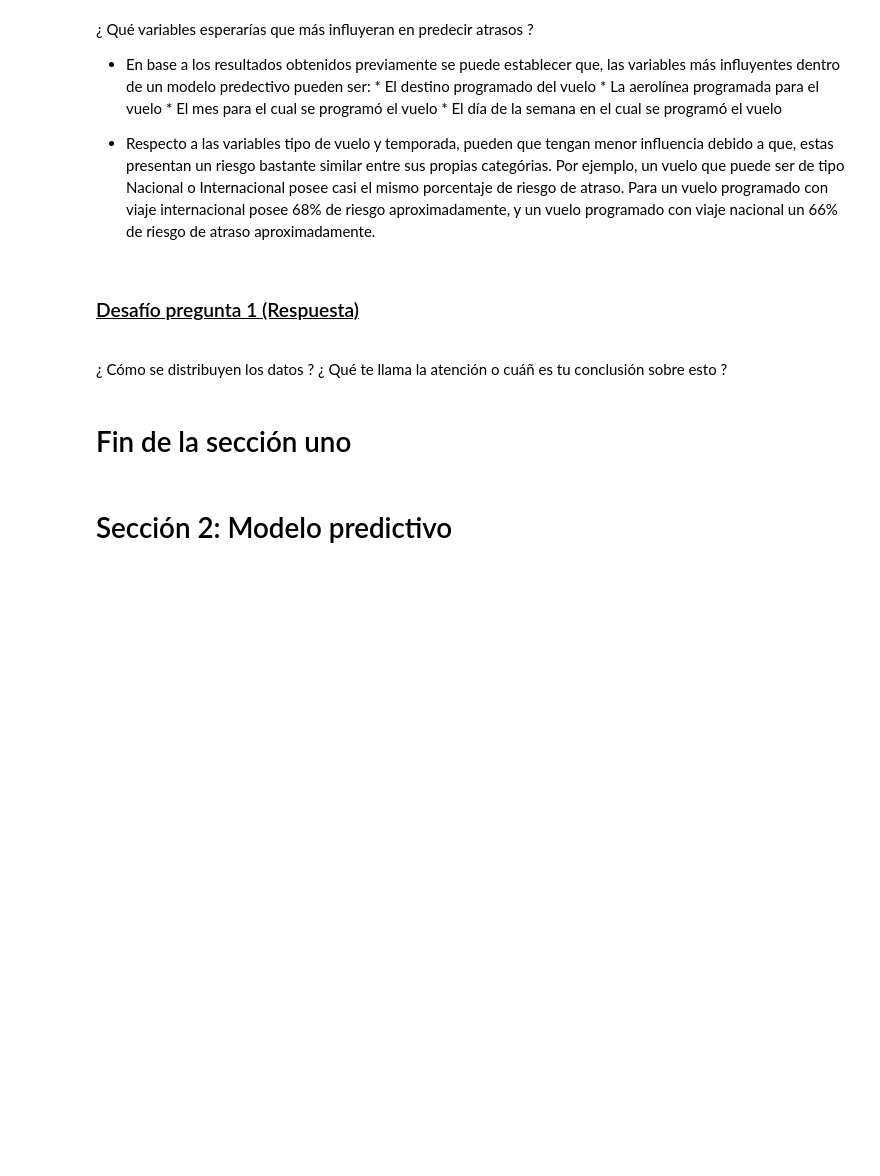
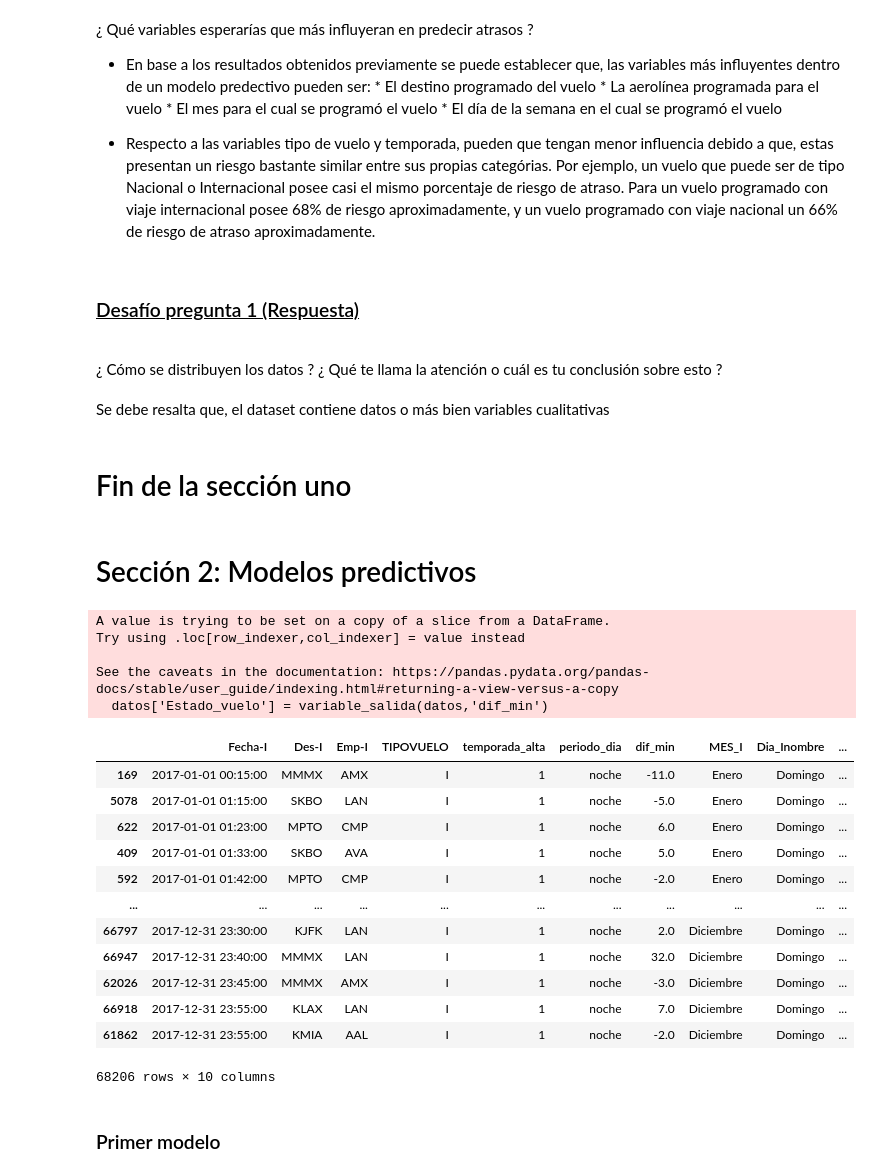
Before and after one commit to ignacialoyfra/ChallengeDataScientist-Ignacia-Loyola, a Jupyter notebook: solution.ipynb, the cells around one changed output. Saved outputs shown, nothing was run; the diff lists cells and outputs as text; code cells hidden in the pictures; blank space fills up the shorter version.

```diff
--- a/solution.ipynb
+++ b/solution.ipynb
@@ -298,3 +298,15 @@ def calculo_tasas(data, lista, col):
         cantidad_total.append(cantidad(data, col, lista[indice]))
 
     return valores, atrasos, cantidad_total
+# %%
+def variable_salida(data, col):
+
+    col_indice = data.columns.get_loc(col)
+    estado = []
+    for indice in range(data.shape[0]):
+
+        if(data.iloc[indice, col_indice] > 0):
+            estado.append(1)
+        else:
+            estado.append(0)
+    return estado
@@ -799,8 +821,39 @@ Para entender de mejor manera los resultados obtenidos, se expone un ejemplo:
 # %% [markdown]
 <h3><u> Desafío pregunta 1 (Respuesta) </u></h3>
 <br>
-¿ Cómo se distribuyen los datos ? ¿ Qué te llama la atención o cuáñ es tu conclusión sobre esto ?
+¿ Cómo se distribuyen los datos ? ¿ Qué te llama la atención o cuál es tu conclusión sobre esto ?
+# %% [markdown]
+Se debe resalta que, el dataset contiene datos o más bien variables cualitativas
 # %% [markdown]
 # Fin de la sección uno
 # %% [markdown]
-# Sección 2: Modelo predictivo
+# Sección 2: Modelos predictivos
+# %%
+# Definimos las variables que vamos a utilizar para el modelo predictivo
+#'Vlo-I' voy a probar sin el numero de vuelo primero
+datos = data[['Fecha-I', 'Des-I', 'Emp-I', 'TIPOVUELO',
+       'temporada_alta', 'periodo_dia', 'dif_min', 'MES_I',
+       'Dia_Inombre']]
+# %%
+# Creamos una nueva columna que indica si el vuelo tuvo atraso o no
+datos['Estado_vuelo'] = variable_salida(datos,'dif_min')
+datos
+# %% [output]
+A value is trying to be set on a copy of a slice from a DataFrame.
+Try using .loc[row_indexer,col_indexer] = value instead
+
+See the caveats in the documentation: https://pandas.pydata.org/pandas-docs/stable/user_guide/indexing.html#returning-a-view-versus-a-copy
+  datos['Estado_vuelo'] = variable_salida(datos,'dif_min')
+|  | Fecha-I | Des-I | Emp-I | TIPOVUELO | temporada_alta | periodo_dia | dif_min | MES_I | Dia_Inombre | ... |
+| 169 | 2017-01-01 00:15:00 | MMMX | AMX | I | 1 | noche | -11.0 | Enero | Domingo | ... |
+| 5078 | 2017-01-01 01:15:00 | SKBO | LAN | I | 1 | noche | -5.0 | Enero | Domingo | ... |
+| 622 | 2017-01-01 01:23:00 | MPTO | CMP | I | 1 | noche | 6.0 | Enero | Domingo | ... |
+| 409 | 2017-01-01 01:33:00 | SKBO | AVA | I | 1 | noche | 5.0 | Enero | Domingo | ... |
+| 592 | 2017-01-01 01:42:00 | MPTO | CMP | I | 1 | noche | -2.0 | Enero | Domingo | ... |
+| ... | ... | ... | ... | ... | ... | ... | ... | ... | ... | ... |
+| 66797 | 2017-12-31 23:30:00 | KJFK | LAN | I | 1 | noche | 2.0 | Diciembre | Domingo | ... |
+| 66947 | 2017-12-31 23:40:00 | MMMX | LAN | I | 1 | noche | 32.0 | Diciembre | Domingo | ... |
+| 62026 | 2017-12-31 23:45:00 | MMMX | AMX | I | 1 | noche | -3.0 | Diciembre | Domingo | ... |
+| 66918 | 2017-12-31 23:55:00 | KLAX | LAN | I | 1 | noche | 7.0 | Diciembre | Domingo | ... |
+| 61862 | 2017-12-31 23:55:00 | KMIA | AAL | I | 1 | noche | -2.0 | Diciembre | Domingo | ... |
+68206 rows × 10 columns
@@ -806,0 +867,2 @@ Para entender de mejor manera los resultados obtenidos, se expone un ejemplo:
+# %% [markdown]
+### Primer modelo
```
Also changed, not shown: parts of 13 cells of this notebook.
